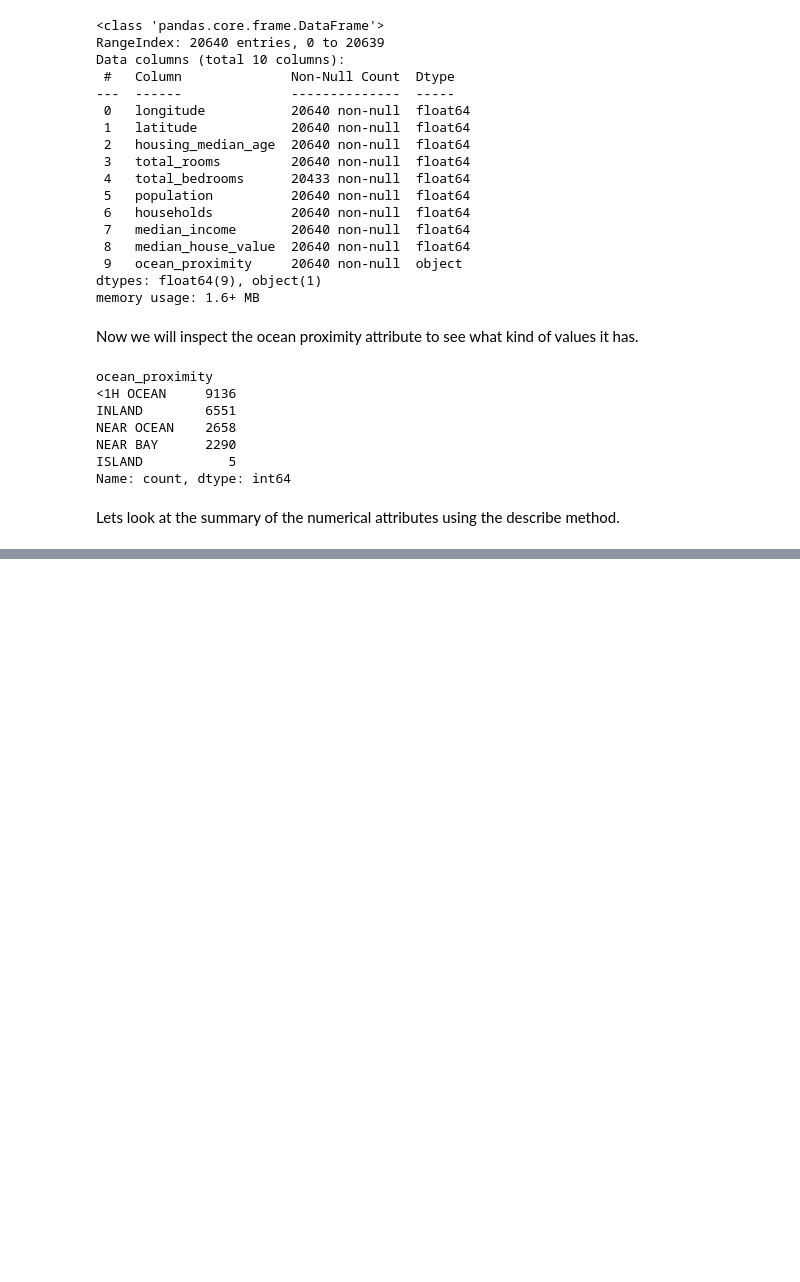
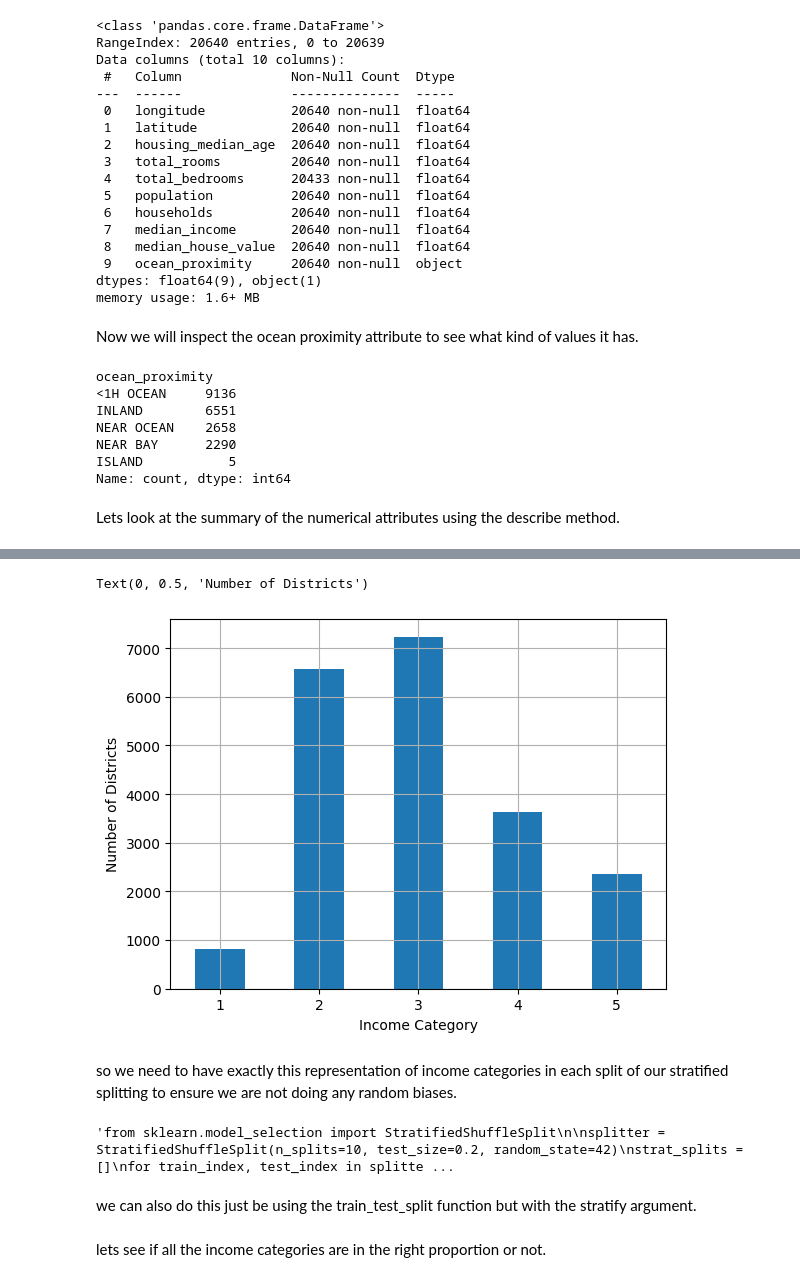
Before and after one commit to amrendra7777/ml, a Jupyter notebook: Housing.ipynb, the cells around one changed output, grey strips where cells are left out. Cells and saved outputs as stored; diff of their text form; code cells hidden in the pictures; blank space fills up the shorter version.

```diff
--- a/Housing.ipynb
+++ b/Housing.ipynb
@@ -90,0 +134,29 @@ housing.describe()
+# %%
+housing["income_cat"] = pd.cut(housing["median_income"],
+                               bins=[0., 1.5, 3., 4.5, 6., np.inf],
+                               labels=[1,2,3,4,5])
+# %%
+housing["income_cat"].value_counts().sort_index().plot.bar(rot=0, grid=True)
+plt.xlabel("Income Category")
+plt.ylabel("Number of Districts")
+# %% [output]
+Text(0, 0.5, 'Number of Districts')
+[figure, added]
+# %% [markdown]
+so we need to have exactly this representation of income categories in each split of our stratified splitting to ensure we are not doing any random biases.
+# %%
+"""from sklearn.model_selection import StratifiedShuffleSplit
+
+splitter = StratifiedShuffleSplit(n_splits=10, test_size=0.2, random_state=42)
+strat_splits = []
+for train_index, test_index in splitter.split(housing, housing["income_cat"]):
+    strat_train_set_10 = housing.iloc[train_index]
+    strat_test_set_10 = housing.iloc[test_index]
+    strat_splits.append([strat_train_set_10, strat_test_set_10])
+
+strat_test_set = strat_splits[0]
+strat_train_set = strat_splits[0]"""
+# %% [output]
+'from sklearn.model_selection import StratifiedShuffleSplit\n\nsplitter = StratifiedShuffleSplit(n_splits=10, test_size=0.2, random_state=42)\nstrat_splits = []\nfor train_index, test_index in splitte ...
+# %% [markdown]
+we can also do this just be using the train_test_split function but with the stratify argument.
@@ -90,0 +167,2 @@ housing.describe()
+# %% [markdown]
+lets see if all the income categories are in the right proportion or not.
```
Also changed, not shown: parts of 22 cells of this notebook.
